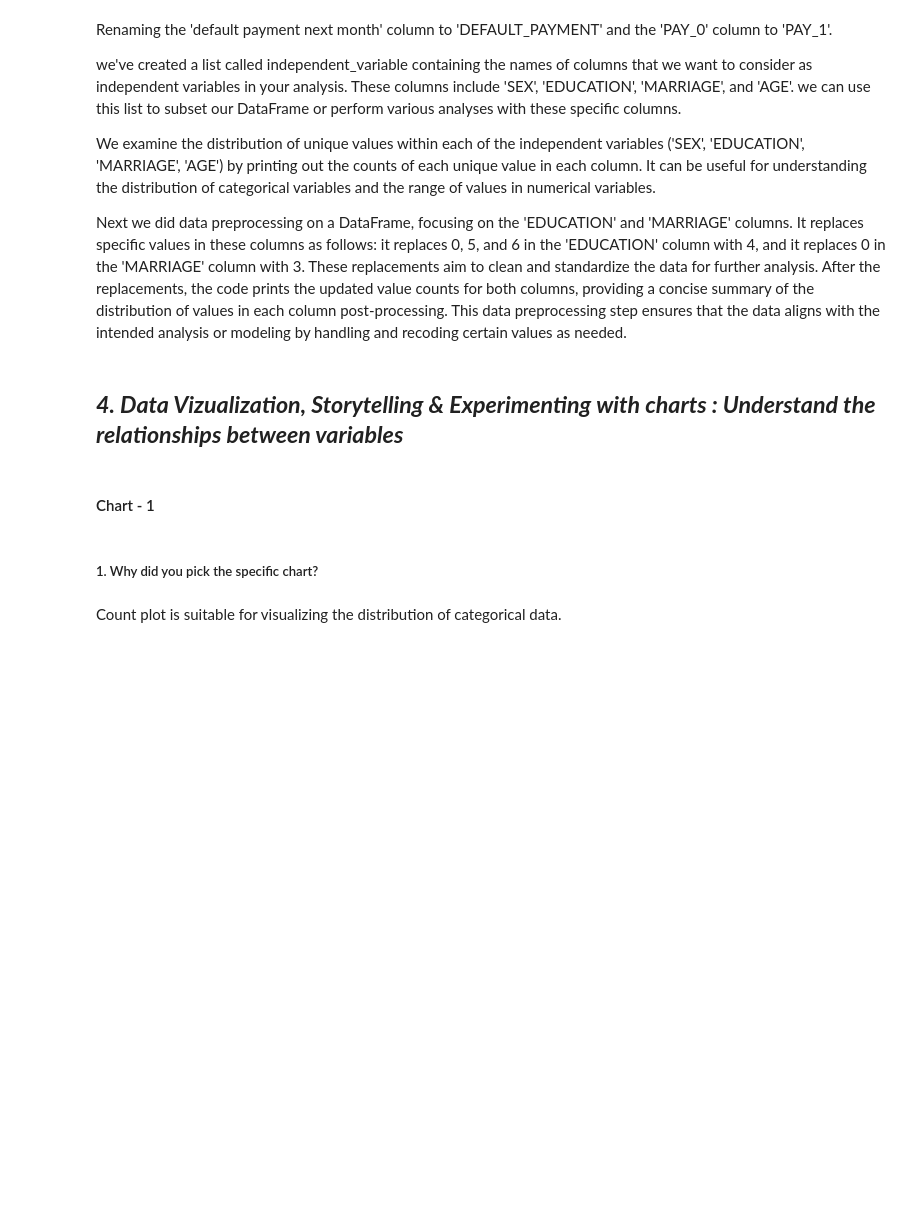
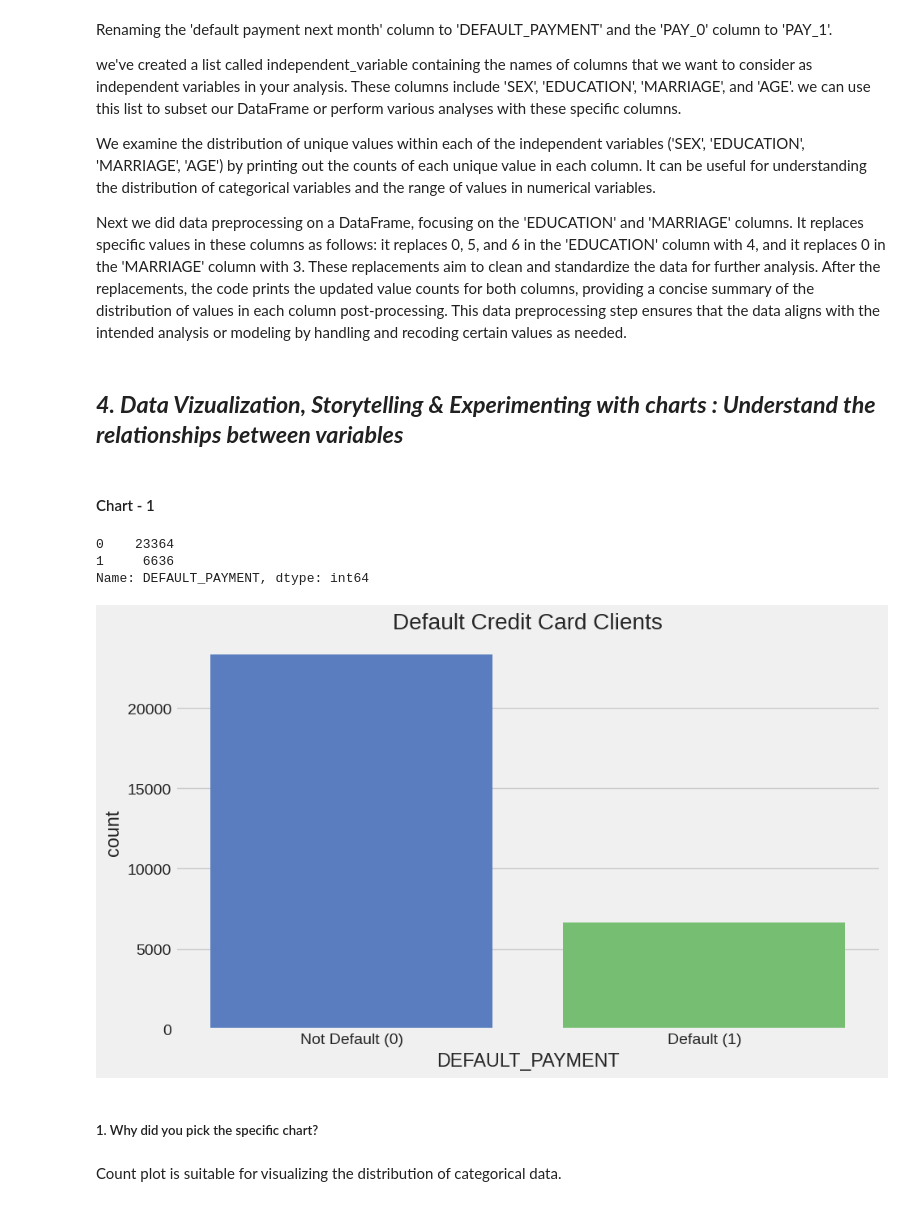
Before and after one commit to DharmendraYadav96/Credit-Card-Default-Prediction, a Jupyter notebook: Credit_Card_Default_Prediction.ipynb, the cells around one changed output. Cells and saved outputs as stored; diff of their text form; code cells hidden in the pictures; blank space fills up the shorter version.

```diff
--- a/Credit_Card_Default_Prediction.ipynb
+++ b/Credit_Card_Default_Prediction.ipynb
@@ -266,15 +401,20 @@ print(df['MARRIAGE'].value_counts())
 # %%
 # Chart - 1 visualization code
 leg = ['Not Default (0)', 'Default (1)']
 # plotting value counts of dependent variable
 print(df['DEFAULT_PAYMENT'].value_counts())
 
 plt.figure(figsize=(10,6))
-# plt.style.use('fivethirtyeight')
+plt.style.use('seaborn-v0_8-muted')
 sns.countplot(x = 'DEFAULT_PAYMENT', data = df)
 plt.title('Default Credit Card Clients')  # \n (Default = 1, Not Default = 0)
-plt.legend(['Not Default (0)', 'Default (1)'])
+plt.xticks(range(len(leg)), leg)
 plt.show()
+# %% [output]
+0    23364
+1     6636
+Name: DEFAULT_PAYMENT, dtype: int64
+[figure, added]
 # %% [markdown]
 ##### 1. Why did you pick the specific chart?
 # %% [markdown]
```
Also changed, not shown: parts of 158 cells of this notebook.
